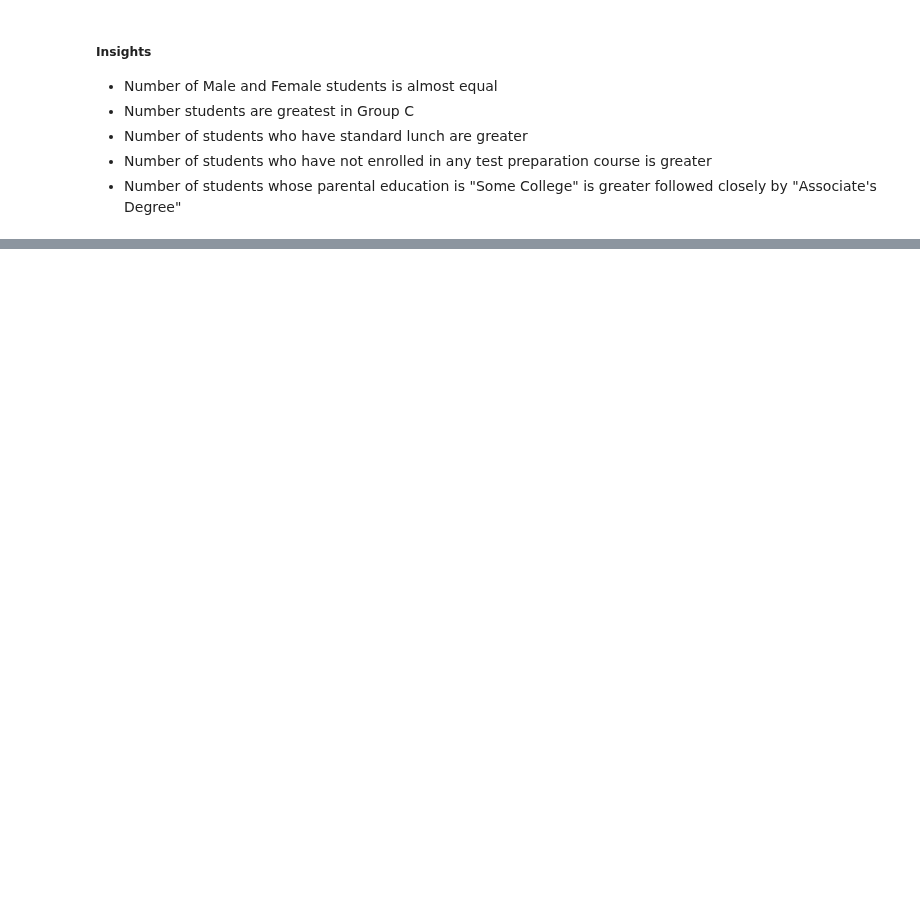
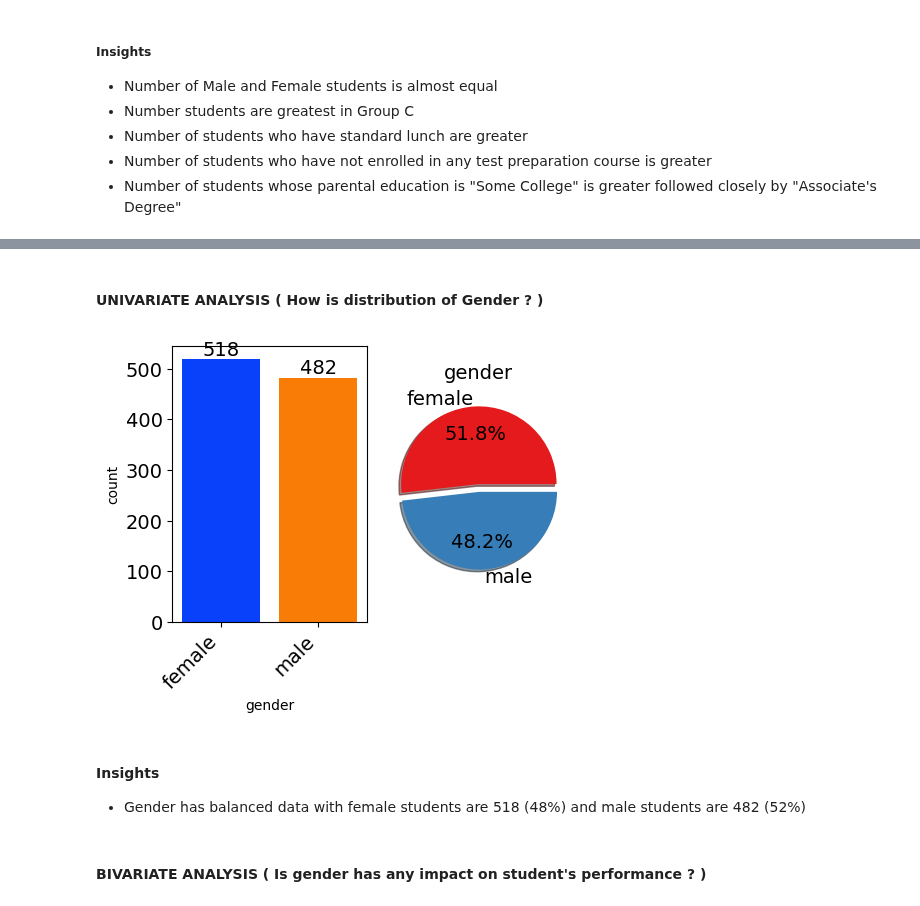
Before and after one commit to sreeman-11021996/Student-Performance-Indicator_-End-to-End-_project_2026_feb, a Jupyter notebook: notebook/1 . EDA STUDENT PERFORMANCE .ipynb, the cells around one changed output, grey strips where cells are left out. Saved outputs shown, nothing was run; the diff lists cells and outputs as text; code cells hidden in the pictures; blank space fills up the shorter version.

```diff
--- a/notebook/1 . EDA STUDENT PERFORMANCE .ipynb
+++ b/notebook/1 . EDA STUDENT PERFORMANCE .ipynb
@@ -614,0 +498,46 @@ plt.show()
+# %%
+def plot_count(ax, data: pd.DataFrame, feature: str,
+               tick_fontsize: int = 14,bar_label_fontsize: int = 14):
+    sns.countplot(x=feature,data=data,palette='bright',ax=ax,saturation=0.95)
+
+    # Tick labels
+    ax.tick_params(axis='x', labelsize=tick_fontsize)
+    ax.tick_params(axis='y', labelsize=tick_fontsize)
+    ax.set_xticklabels(ax.get_xticklabels(), rotation=45, ha='right')
+
+    # Bar labels
+    for container in ax.containers:
+        ax.bar_label(container, color='black', fontsize=bar_label_fontsize)
+# %%
+# univariate analysis
+def univariate_analysis(data:pd.DataFrame,feature:str, figsize=(10,6)):
+    """
+    feature = 'gender'
+    labels = ['female','male']
+    pie_data = df['gender'].value_counts() = no. of itemns in each gender class
+    """
+    # gives countplot and pie plot
+    f,ax=plt.subplots(1,2,figsize=figsize)
+    # count plot
+    plot_count(ax=ax[0],data=df,feature=feature)
+
+    # pie plot
+    pie_data = data[feature].value_counts()
+    labels = pie_data.index.tolist()
+    explode = [0] + [0.1 for _ in range(len((labels)) - 1)]
+    plot_pie(ax=ax[1],pie_data=pie_data.values, labels=labels, title=feature,
+             explode=explode,autopct='%1.1f%%',shadow=True)
+
+    plt.tight_layout()
+    plt.show()
+# %% [markdown]
+#### UNIVARIATE ANALYSIS ( How is distribution of Gender ? )
+# %%
+univariate_analysis(df,'gender',figsize=(5,4))
+# %% [output]
+[figure, added]
+# %% [markdown]
+#### Insights
+- Gender has balanced data with female students are 518 (48%) and male students are 482 (52%)
+# %% [markdown]
+#### BIVARIATE ANALYSIS ( Is gender has any impact on student's performance ? )
```
Also changed, not shown: parts of 28 cells of this notebook.
